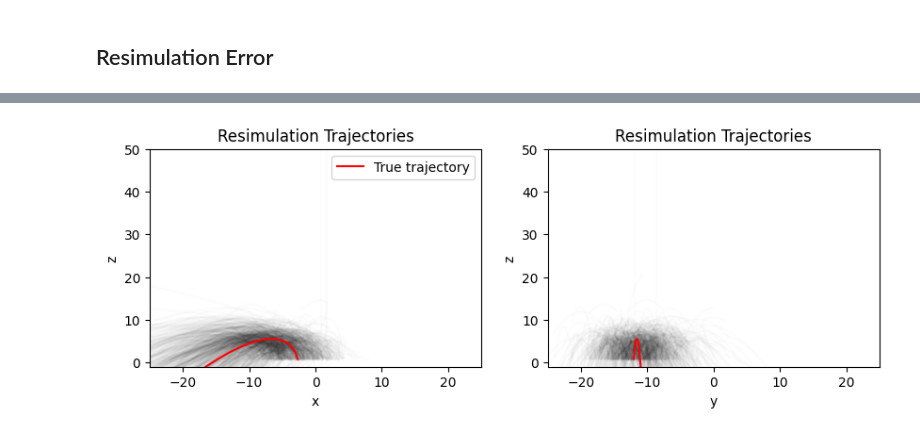
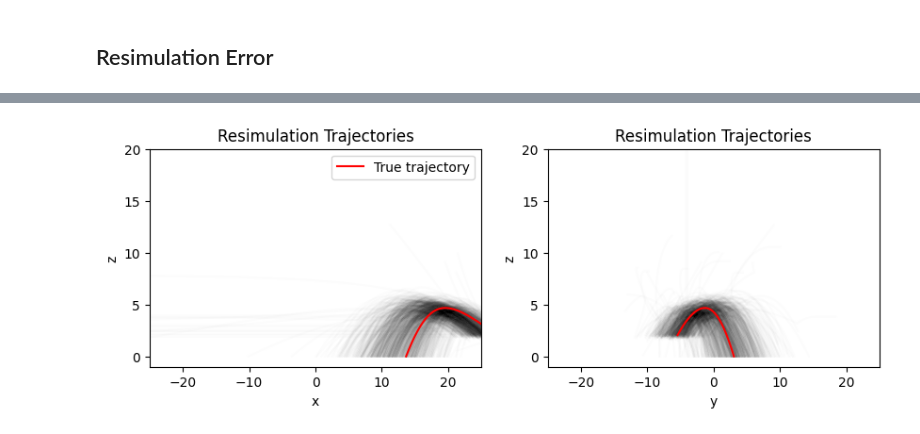
Before and after one commit to psaegert/bcnf, a Jupyter notebook: notebooks/resimulation.ipynb, the cells around one changed output, grey strips where cells are left out. Drawn from its saved outputs; the diff is of its cells as text; code cells hidden in the pictures.

```diff
--- a/notebooks/resimulation.ipynb
+++ b/notebooks/resimulation.ipynb
@@ -58,3 +41,5 @@ else:
+# %%
+data = load_data(sub_root_path(config['data']['path']).replace('/train', '/test'), verbose=True, keep_output_type='trajectories')
 # %%
 X_list = data['trajectories']
 # %%
@@ -87,5 +72,9 @@ y_tensor.shape=torch.Size([2000, 21])
 # %% [markdown]
 ## Resimulation
+# %%
+data['g_z'] = data.pop('g')
+data['g_x'] = np.zeros_like(data['g_z'])
+data['g_y'] = np.zeros_like(data['g_z'])
 # %%
 # https://github.com/scipy/scipy/issues/15940
 X_resimulation = resimulate(
@@ -96,5 +85,5 @@ X_resimulation = resimulate(
     data_dict=data,
     X=X_tensor,
     m_samples=1_000,
-    break_on_impact=False
+    break_on_impact=True
 )
@@ -183,5 +156,5 @@ array([  62,  109,  113,  204,  242,  248,  314,  331,  338,  358,  398,
 # %%
-show_index = 62
+show_index = 0
 # Check if the desired validation trajectory has an impact
 assert show_index in true_impact_indices[0]
 
@@ -206,19 +179,19 @@ plt.scatter(X_val_impact_position[0], X_val_impact_position[-1], color='red', la
 # %%
 fig, axes = plt.subplots(1, 2, figsize=(10, 3))
 
 n_trajectories = 3000
 max_time = 1000
 
 
 for i, (ax, ax_name) in enumerate(zip(axes, ['x', 'y'])):
     ax.plot(X_resimulation[show_index, :n_trajectories, :max_time, i].T, X_resimulation[show_index, :n_trajectories, :max_time, 2].T, alpha=0.01, color='black');
     ax.plot(X[show_index, :, i], X[show_index, :, 2], label='True trajectory', color='red');
     ax.set_xlim(-25, 25)
-    ax.set_ylim(-1, 50)
+    ax.set_ylim(-1, 20)
     ax.set_xlabel(ax_name);
     ax.set_ylabel('z');
     ax.set_title('Resimulation Trajectories');
 
 axes[0].legend();
 # %% [output]
-[figure, old version]
+[figure, new version]
```
Also changed, not shown: parts of 17 cells of this notebook, 4 other files.
